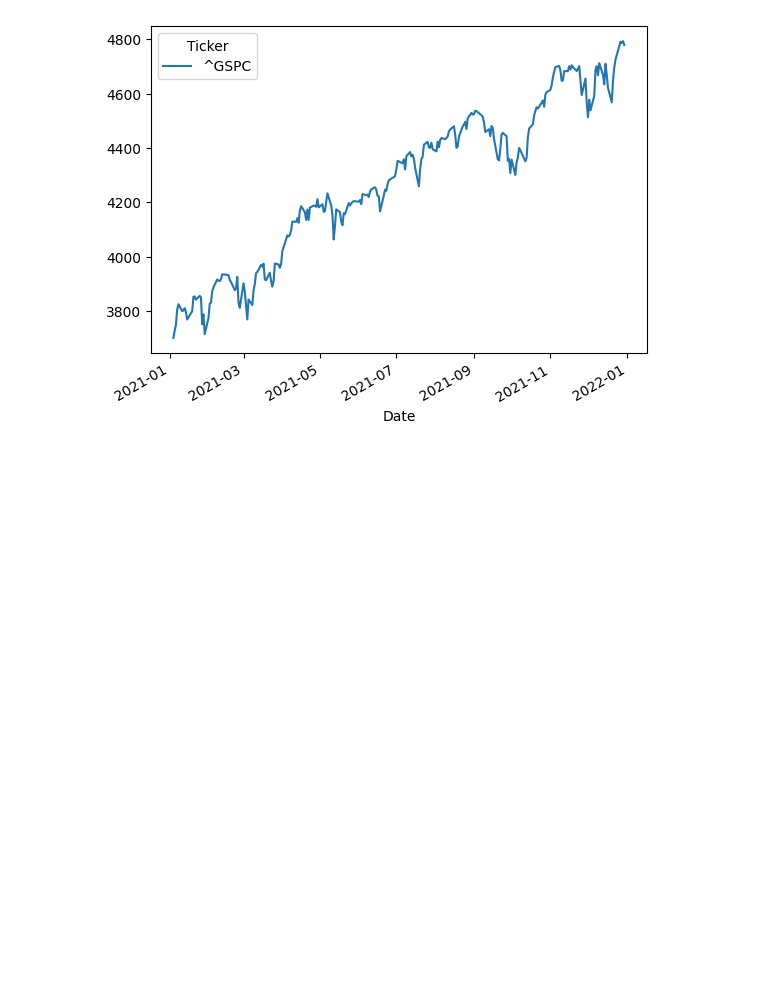
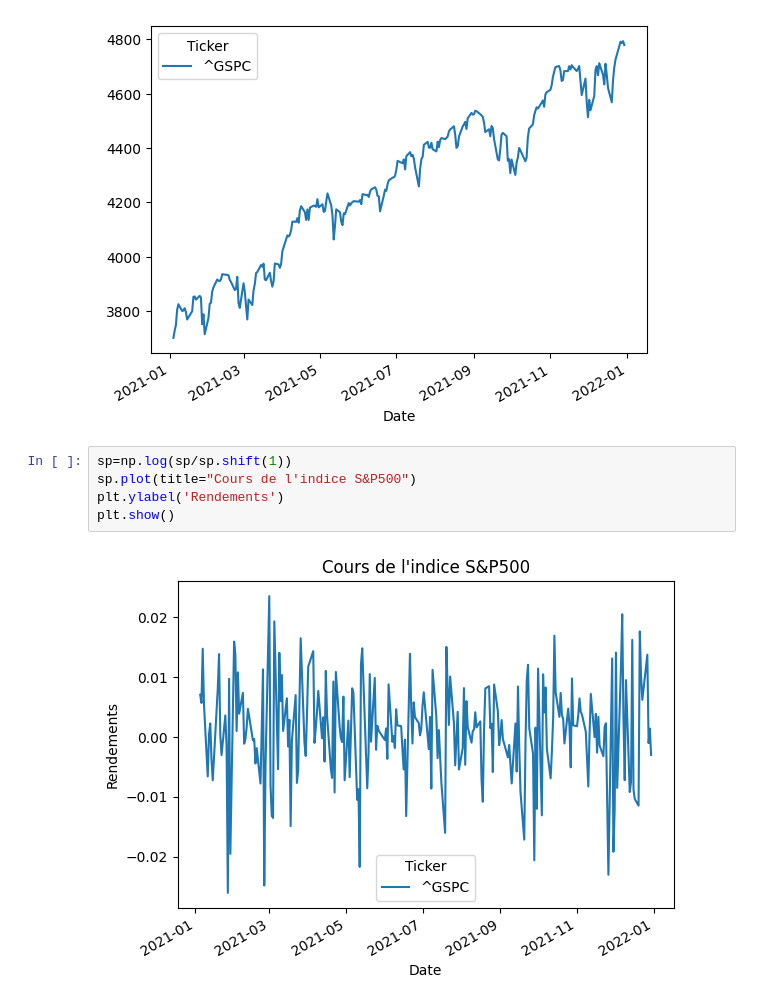
Before and after one commit to anejjarabdelkarim/Portfolio-Management-and-Optimization, a Jupyter notebook: Portfolio_optimization_management.ipynb, the cells around one changed output. Cells and saved outputs as stored; diff of their text form; blank space fills up the shorter version.

```diff
--- a/Portfolio_optimization_management.ipynb
+++ b/Portfolio_optimization_management.ipynb
@@ -370,3 +368,10 @@ plt.show()
 # %% [output]
 [*********************100%***********************]  1 of 1 completed
 [figure]
+# %%
+sp=np.log(sp/sp.shift(1))
+sp.plot(title="Cours de l'indice S&P500")
+plt.ylabel('Rendements')
+plt.show()
+# %% [output]
+[figure, added]
```
Also changed, not shown: parts of 23 cells of this notebook.
